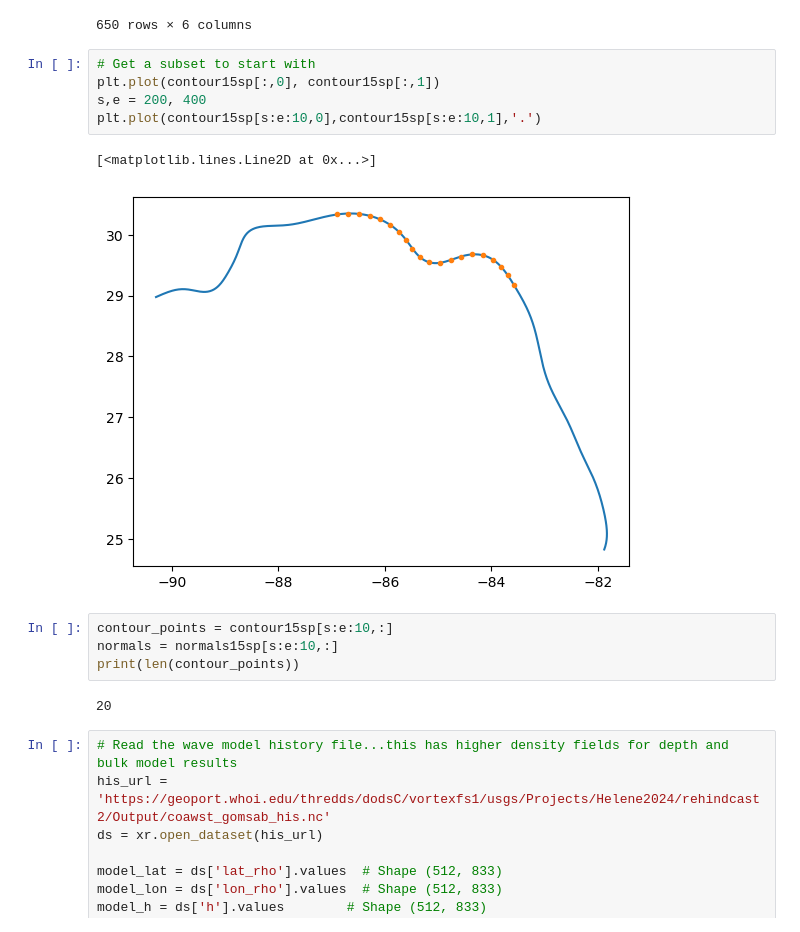
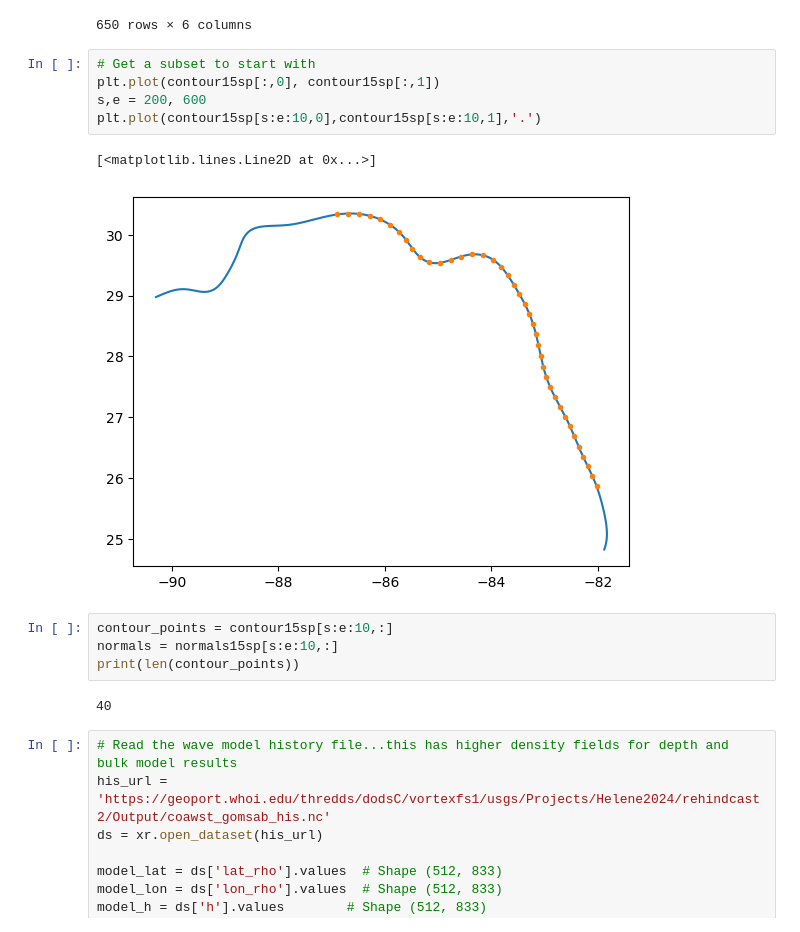
Before and after one commit to csherwood-usgs/NOPP_comparison, a Jupyter notebook: extract_eflux_on_contour.ipynb, the cells around one changed output. Drawn from its saved outputs; the diff is of its cells as text.

```diff
--- a/extract_eflux_on_contour.ipynb
+++ b/extract_eflux_on_contour.ipynb
@@ -33,17 +36,17 @@ df
 # %%
 # Get a subset to start with
 plt.plot(contour15sp[:,0], contour15sp[:,1])
-s,e = 200, 400
+s,e = 200, 600
 plt.plot(contour15sp[s:e:10,0],contour15sp[s:e:10,1],'.')
 # %% [output]
 [<matplotlib.lines.Line2D at 0x...>]
-[figure, old version]
+[figure, new version]
 # %%
 contour_points = contour15sp[s:e:10,:]
 normals = normals15sp[s:e:10,:]
 print(len(contour_points))
 # %% [output]
-20
+40
 # %%
 # Read the wave model history file...this has higher density fields for depth and bulk model results
 his_url = 'https://geoport.whoi.edu/thredds/dodsC/vortexfs1/usgs/Projects/Helene2024/rehindcast2/Output/coawst_gomsab_his.nc'
```
Also changed, not shown: parts of 12 cells of this notebook, 1 other file.
